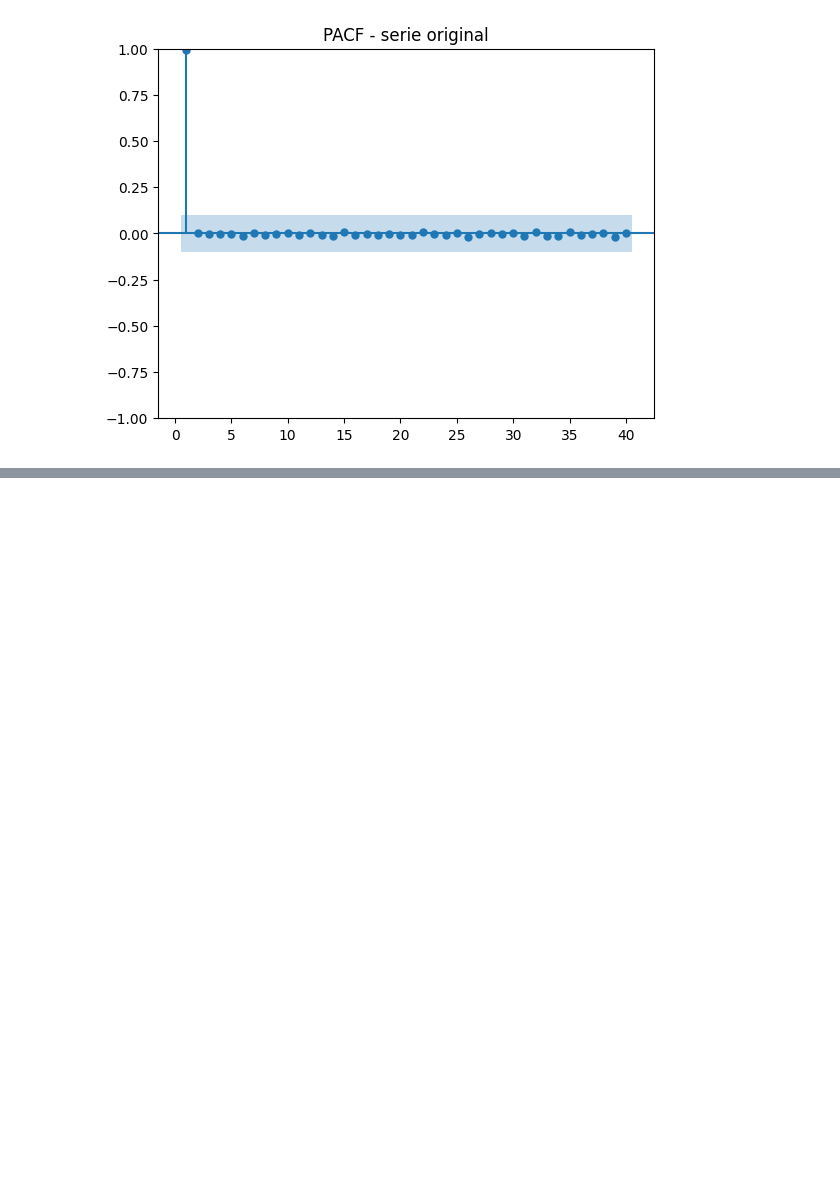
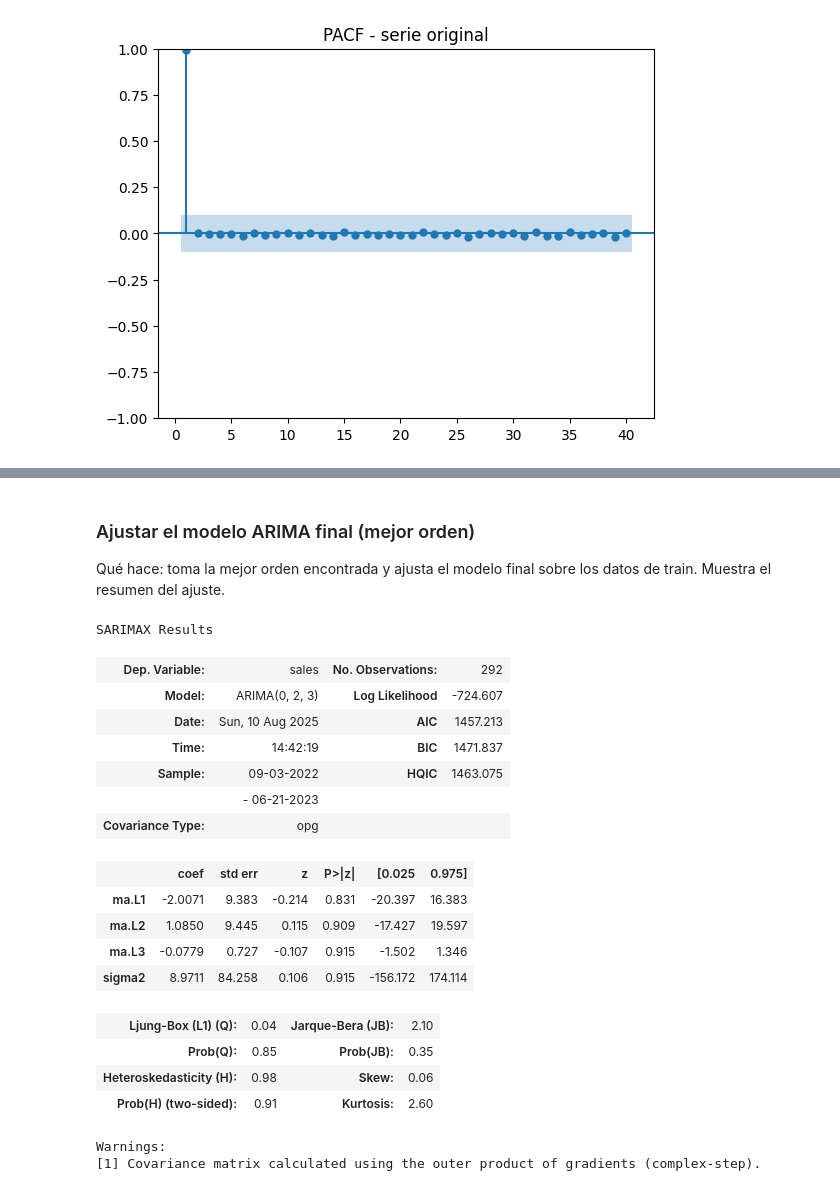
Before and after one commit to 4GeeksAcademy/iddalycastro-eda, a Jupyter notebook: src/10-time-series-forecasting.ipynb, the cells around one changed output, grey strips where cells are left out. Cells and saved outputs as stored; diff of their text form; code cells hidden in the pictures; blank space fills up the shorter version.

```diff
--- a/src/10-time-series-forecasting.ipynb
+++ b/src/10-time-series-forecasting.ipynb
@@ -123,0 +151,17 @@ plt.show()
+# %%
+p_range = range(0,4)   # prueba 0,1,2,3
+d_range = range(0,3)   # prueba 0,1,2
+q_range = range(0,4)   # prueba 0,1,2,3
+
+results = []
+for p,d,q in itertools.product(p_range, d_range, q_range):
+    try:
+        model = sm.tsa.ARIMA(train, order=(p,d,q), enforce_stationarity=False, enforce_invertibility=False)
+        res = model.fit()
+        results.append({"order": (p,d,q), "aic": res.aic})
+    except Exception:
+        # fallar silenciosamente y continuar (modelos mal condicionados)
+        continue
+
+results_df = pd.DataFrame(results).sort_values('aic').reset_index(drop=True)
+results_df.head(10)  # muestra las 10 mejores combinaciones según AIC
@@ -123,0 +190,32 @@ plt.show()
+# %% [markdown]
+### Ajustar el modelo ARIMA final (mejor orden)
+Qué hace: toma la mejor orden encontrada y ajusta el modelo final sobre los datos de train. Muestra el resumen del ajuste.
+# %%
+# Ajuste del modelo final con la mejor orden
+best_order = tuple(results_df.loc[0, 'order'])
+best_order
+
+# Ajustar el modelo con esa orden
+final_model = sm.tsa.ARIMA(train, order=best_order, enforce_stationarity=False, enforce_invertibility=False)
+final_res = final_model.fit()
+final_res.summary()
+# %% [output]
+SARIMAX Results
+| Dep. Variable: | sales | No. Observations: | 292 |
+| Model: | ARIMA(0, 2, 3) | Log Likelihood | -724.607 |
+| Date: | Sun, 10 Aug 2025 | AIC | 1457.213 |
+| Time: | 14:42:19 | BIC | 1471.837 |
+| Sample: | 09-03-2022 | HQIC | 1463.075 |
+|  | - 06-21-2023 |  |  |
+| Covariance Type: | opg |  |  |
+|  | coef | std err | z | P>|z| | [0.025 | 0.975] |
+| ma.L1 | -2.0071 | 9.383 | -0.214 | 0.831 | -20.397 | 16.383 |
+| ma.L2 | 1.0850 | 9.445 | 0.115 | 0.909 | -17.427 | 19.597 |
+| ma.L3 | -0.0779 | 0.727 | -0.107 | 0.915 | -1.502 | 1.346 |
+| sigma2 | 8.9711 | 84.258 | 0.106 | 0.915 | -156.172 | 174.114 |
+| Ljung-Box (L1) (Q): | 0.04 | Jarque-Bera (JB): | 2.10 |
+| Prob(Q): | 0.85 | Prob(JB): | 0.35 |
+| Heteroskedasticity (H): | 0.98 | Skew: | 0.06 |
+| Prob(H) (two-sided): | 0.91 | Kurtosis: | 2.60 |
+Warnings:
+[1] Covariance matrix calculated using the outer product of gradients (complex-step).
```
Also changed, not shown: parts of 17 cells of this notebook, 1 other file.
